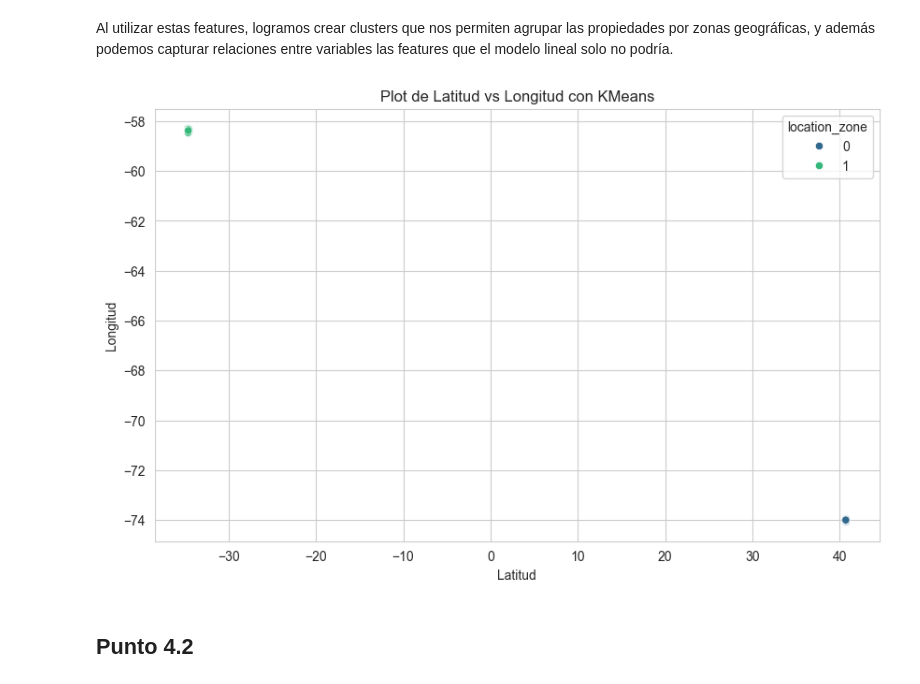
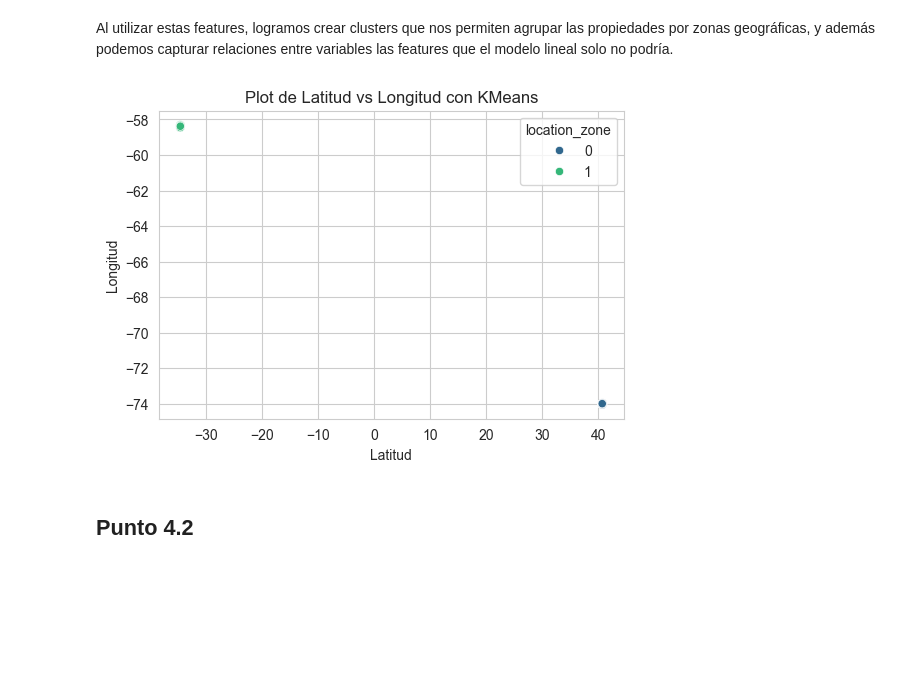
Before and after one commit to frizynn/tp1-machine-learning, a Jupyter notebook: src/Entrega_Tp1.ipynb, the cells around one changed output. Saved outputs shown, nothing was run; the diff lists cells and outputs as text; code cells hidden in the pictures; blank space fills up the shorter version.

```diff
--- a/src/Entrega_Tp1.ipynb
+++ b/src/Entrega_Tp1.ipynb
@@ -712,14 +710,14 @@ dtype: int64
 Al utilizar estas features, logramos crear clusters que nos permiten agrupar las propiedades por zonas geográficas, y además podemos capturar relaciones entre variables las features que el modelo lineal solo no podría.
 # %%
 
-plt.figure(figsize=(10, 6))
+plt.figure(figsize=(6, 4))
 sns.scatterplot(data=location_data, x='lat', y='lon', hue='location_zone', palette='viridis')
 plt.title('Plot de Latitud vs Longitud con KMeans')
 plt.xlabel('Latitud')
 plt.ylabel('Longitud')
 plt.show()
 # %% [output]
-[figure, old version]
+[figure, new version]
 # %% [markdown]
 ## Punto 4.2
 # %%
```
Also changed, not shown: parts of 8 cells of this notebook, 2 other files.
